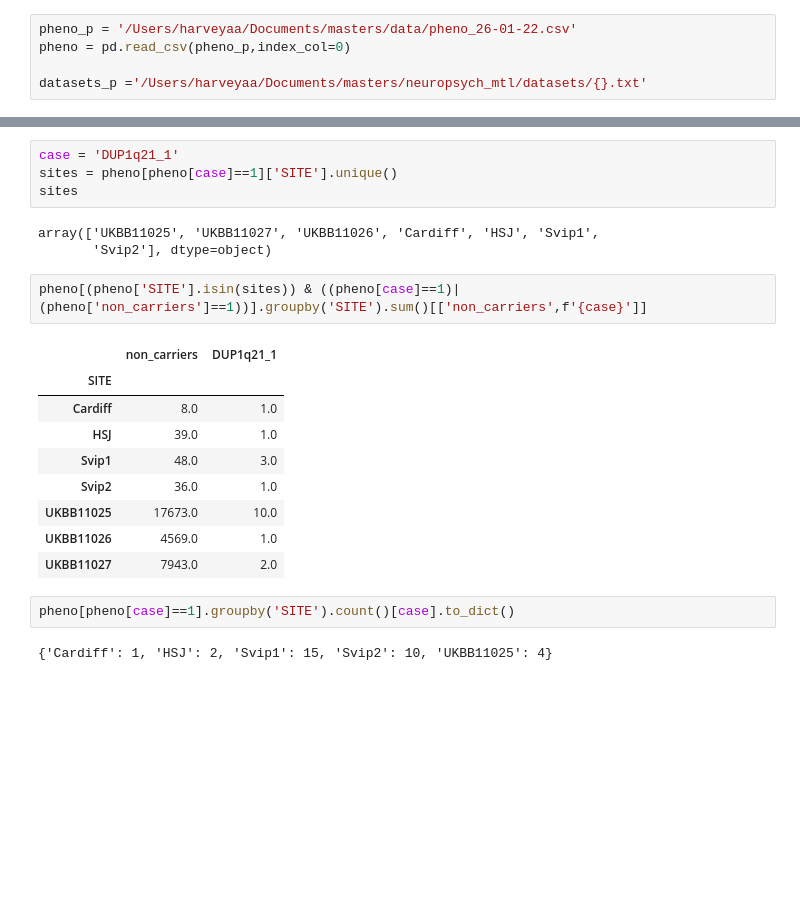
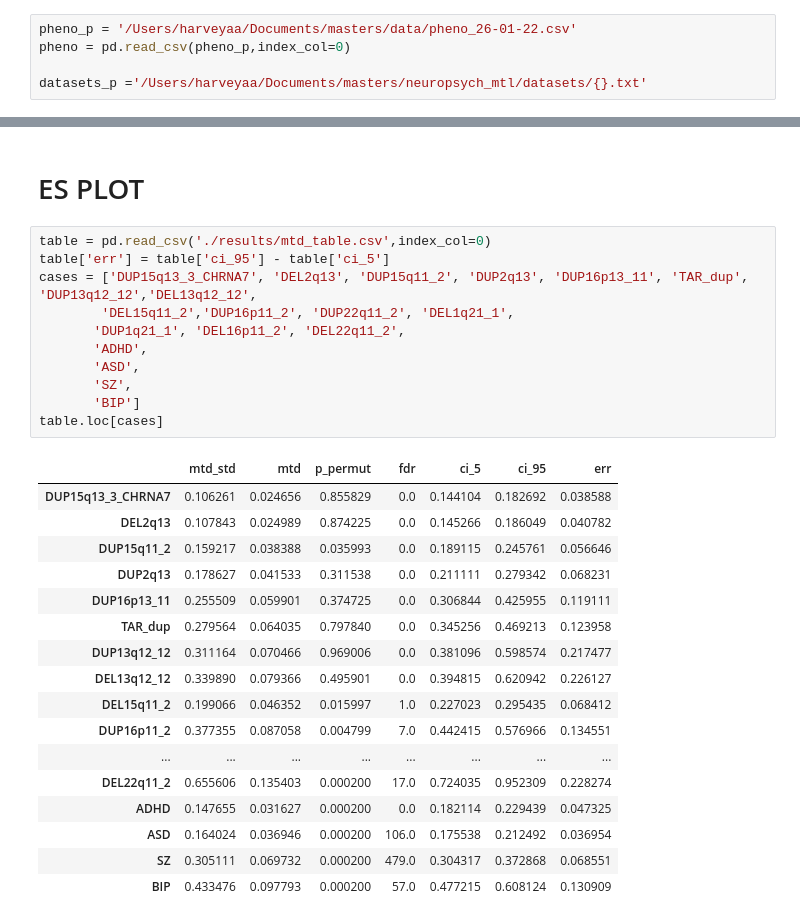
Before and after one commit to harveyaa/neuropsych_mtl, a Jupyter notebook: stats/dataset_exploration.ipynb, the cells around one changed output, grey strips where cells are left out. Saved outputs shown, nothing was run; the diff lists cells and outputs as text; blank space fills up the shorter version.

Commit message:
added plots for effect size w CV and CI, added code for tables

```diff
--- a/stats/dataset_exploration.ipynb
+++ b/stats/dataset_exploration.ipynb
@@ -112,23 +13,31 @@ for case in cases:
-# %%
-case = 'DUP1q21_1'
-sites = pheno[pheno[case]==1]['SITE'].unique()
-sites
-# %% [output]
-array(['UKBB11025', 'UKBB11027', 'UKBB11026', 'Cardiff', 'HSJ', 'Svip1',
-       'Svip2'], dtype=object)
-# %%
-pheno[(pheno['SITE'].isin(sites)) & ((pheno[case]==1)|(pheno['non_carriers']==1))].groupby('SITE').sum()[['non_carriers',f'{case}']]
-# %% [output]
-|  | non_carriers | DUP1q21_1 |
-| SITE |  |  |
-| Cardiff | 8.0 | 1.0 |
-| HSJ | 39.0 | 1.0 |
-| Svip1 | 48.0 | 3.0 |
-| Svip2 | 36.0 | 1.0 |
-| UKBB11025 | 17673.0 | 10.0 |
-| UKBB11026 | 4569.0 | 1.0 |
-| UKBB11027 | 7943.0 | 2.0 |
-# %%
-pheno[pheno[case]==1].groupby('SITE').count()[case].to_dict()
-# %% [output]
-{'Cardiff': 1, 'HSJ': 2, 'Svip1': 15, 'Svip2': 10, 'UKBB11025': 4}
+# %% [markdown]
+# ES PLOT
+# %%
+table = pd.read_csv('./results/mtd_table.csv',index_col=0)
+table['err'] = table['ci_95'] - table['ci_5']
+cases = ['DUP15q13_3_CHRNA7', 'DEL2q13', 'DUP15q11_2', 'DUP2q13', 'DUP16p13_11', 'TAR_dup', 'DUP13q12_12','DEL13q12_12',
+        'DEL15q11_2','DUP16p11_2', 'DUP22q11_2', 'DEL1q21_1',
+       'DUP1q21_1', 'DEL16p11_2', 'DEL22q11_2',
+       'ADHD',
+       'ASD',
+       'SZ',
+       'BIP']
+table.loc[cases]
+# %% [output]
+|  | mtd_std | mtd | p_permut | fdr | ci_5 | ci_95 | err |
+| DUP15q13_3_CHRNA7 | 0.106261 | 0.024656 | 0.855829 | 0.0 | 0.144104 | 0.182692 | 0.038588 |
+| DEL2q13 | 0.107843 | 0.024989 | 0.874225 | 0.0 | 0.145266 | 0.186049 | 0.040782 |
+| DUP15q11_2 | 0.159217 | 0.038388 | 0.035993 | 0.0 | 0.189115 | 0.245761 | 0.056646 |
+| DUP2q13 | 0.178627 | 0.041533 | 0.311538 | 0.0 | 0.211111 | 0.279342 | 0.068231 |
+| DUP16p13_11 | 0.255509 | 0.059901 | 0.374725 | 0.0 | 0.306844 | 0.425955 | 0.119111 |
+| TAR_dup | 0.279564 | 0.064035 | 0.797840 | 0.0 | 0.345256 | 0.469213 | 0.123958 |
+| DUP13q12_12 | 0.311164 | 0.070466 | 0.969006 | 0.0 | 0.381096 | 0.598574 | 0.217477 |
+| DEL13q12_12 | 0.339890 | 0.079366 | 0.495901 | 0.0 | 0.394815 | 0.620942 | 0.226127 |
+| DEL15q11_2 | 0.199066 | 0.046352 | 0.015997 | 1.0 | 0.227023 | 0.295435 | 0.068412 |
+| DUP16p11_2 | 0.377355 | 0.087058 | 0.004799 | 7.0 | 0.442415 | 0.576966 | 0.134551 |
+| ... | ... | ... | ... | ... | ... | ... | ... |
+| DEL22q11_2 | 0.655606 | 0.135403 | 0.000200 | 17.0 | 0.724035 | 0.952309 | 0.228274 |
+| ADHD | 0.147655 | 0.031627 | 0.000200 | 0.0 | 0.182114 | 0.229439 | 0.047325 |
+| ASD | 0.164024 | 0.036946 | 0.000200 | 106.0 | 0.175538 | 0.212492 | 0.036954 |
+| SZ | 0.305111 | 0.069732 | 0.000200 | 479.0 | 0.304317 | 0.372868 | 0.068551 |
+| BIP | 0.433476 | 0.097793 | 0.000200 | 57.0 | 0.477215 | 0.608124 | 0.130909 |
```
Also changed, not shown: parts of 14 cells of this notebook.
